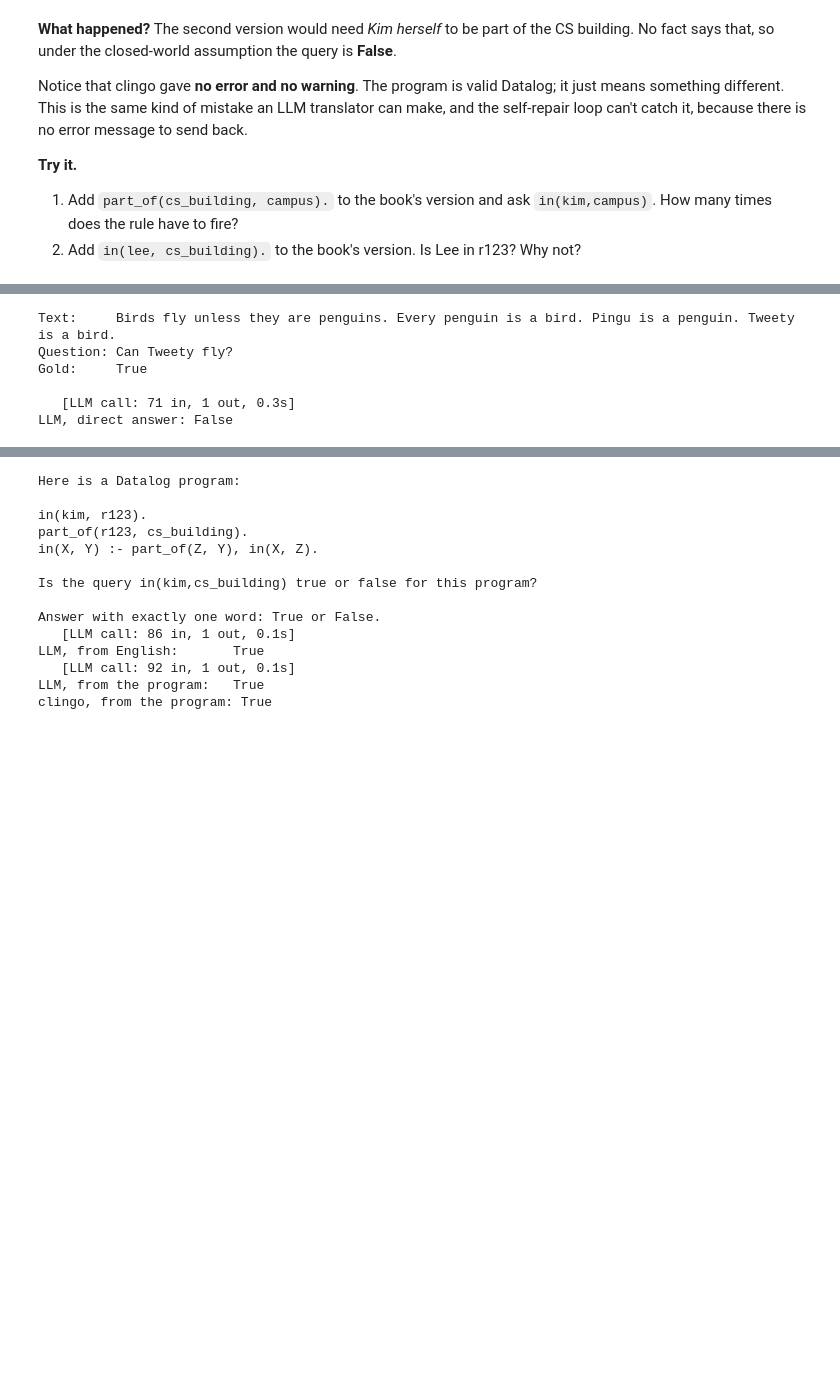
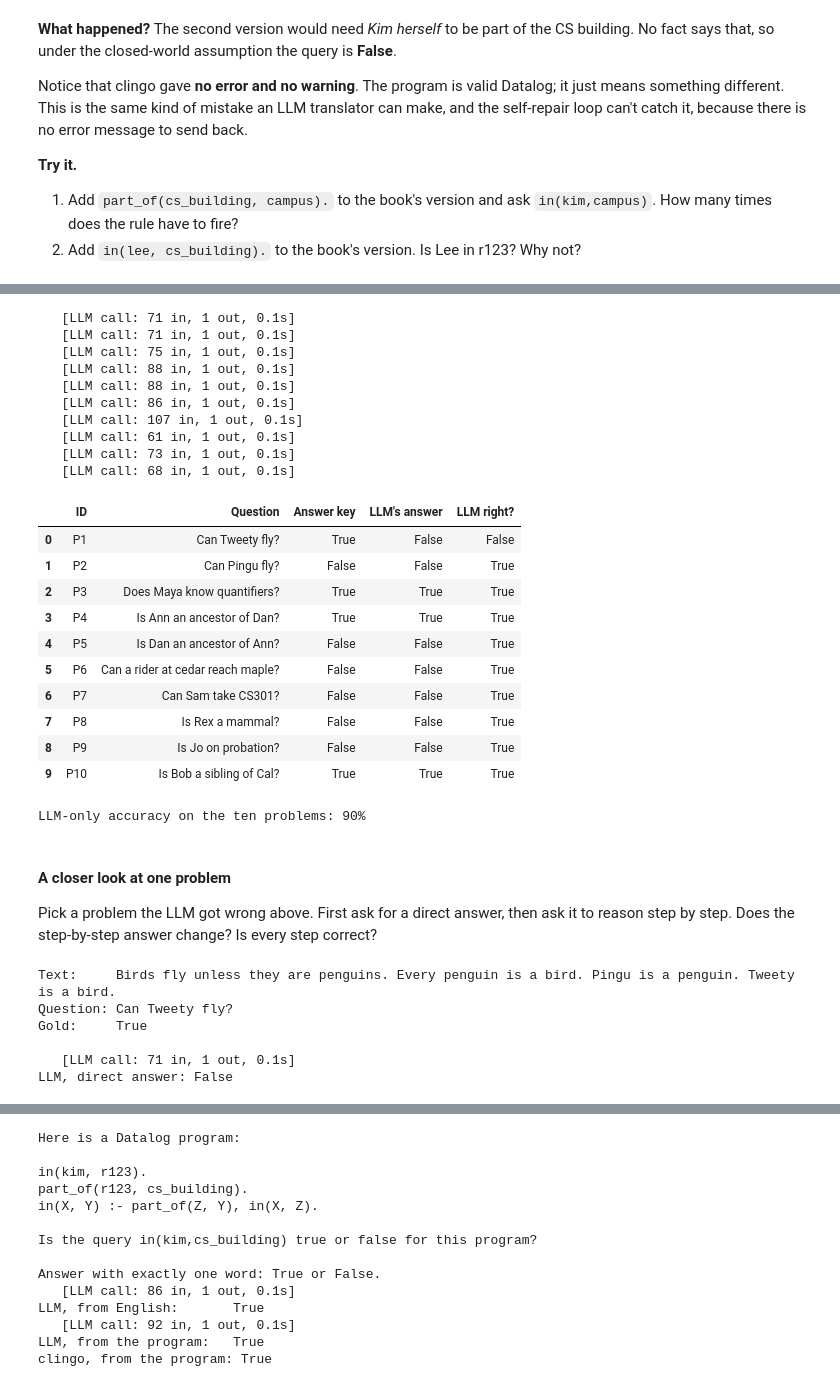
Before and after one commit to rscherl/CS520Notebook6, a Jupyter notebook: datalogLLMLab.ipynb, the cells around one changed output, grey strips where cells are left out. Cells and saved outputs as stored; diff of their text form; code cells hidden in the pictures; blank space fills up the shorter version.

```diff
--- a/datalogLLMLab.ipynb
+++ b/datalogLLMLab.ipynb
@@ -486,8 +451,54 @@ Watch for: Does it follow the closed-world assumption? Does it bring in knowledg
+# %%
+DIRECT_PROMPT = """Answer the question using only the text. Treat anything not stated as false.
+
+Text: {text}
+Question: {question}
+
+Answer with exactly one word: True or False."""
+
+def ask_direct(problem):
+    """Ask the LLM to answer on its own, with no solver."""
+    reply = call_llm(DIRECT_PROMPT.format(**problem))
+    m = re.search(r"\b(True|False)\b", reply, re.I)
+    return m.group(1).capitalize() if m else "Unparsed"
+
+llm_basic = pd.DataFrame([{"ID": p["id"], "Question": p["question"],
+                           "Answer key": p["label"], "LLM's answer": ask_direct(p)}
+                          for p in PROBLEMS])
+llm_basic["LLM right?"] = llm_basic["LLM's answer"] == llm_basic["Answer key"]
+display(llm_basic)
+print(f"LLM-only accuracy on the ten problems: {llm_basic['LLM right?'].mean():.0%}")
+# %% [output]
+   [LLM call: 71 in, 1 out, 0.1s]
+   [LLM call: 71 in, 1 out, 0.1s]
+   [LLM call: 75 in, 1 out, 0.1s]
+   [LLM call: 88 in, 1 out, 0.1s]
+   [LLM call: 88 in, 1 out, 0.1s]
+   [LLM call: 86 in, 1 out, 0.1s]
+   [LLM call: 107 in, 1 out, 0.1s]
+   [LLM call: 61 in, 1 out, 0.1s]
+   [LLM call: 73 in, 1 out, 0.1s]
+   [LLM call: 68 in, 1 out, 0.1s]
+|  | ID | Question | Answer key | LLM's answer | LLM right? |
+| 0 | P1 | Can Tweety fly? | True | False | False |
+| 1 | P2 | Can Pingu fly? | False | False | True |
+| 2 | P3 | Does Maya know quantifiers? | True | True | True |
+| 3 | P4 | Is Ann an ancestor of Dan? | True | True | True |
+| 4 | P5 | Is Dan an ancestor of Ann? | False | False | True |
+| 5 | P6 | Can a rider at cedar reach maple? | False | False | True |
+| 6 | P7 | Can Sam take CS301? | False | False | True |
+| 7 | P8 | Is Rex a mammal? | False | False | True |
+| 8 | P9 | Is Jo on probation? | False | False | True |
+| 9 | P10 | Is Bob a sibling of Cal? | True | True | True |
+LLM-only accuracy on the ten problems: 90%
+# %% [markdown]
+#### A closer look at one problem
+
+Pick a problem the LLM got wrong above. First ask for a direct answer, then ask it to reason step by step. Does the step-by-step answer change? Is every step correct?
 # %%
-PID = "P1"        # try others too: "P7", "P8", or a deep one like "D1" or "D6"
+PID = "P1"        # try others too, e.g. "P7" or "P8"
 
-ALL = PROBLEMS + globals().get("DEEP_PROBLEMS", [])
-p = next(q for q in ALL if q["id"] == PID)
+p = next(q for q in PROBLEMS + globals().get("DEEP_PROBLEMS", []) if q["id"] == PID) #Deep problems will be introduced later
 print(f"Text:     {p['text']}\nQuestion: {p['question']}\nGold:     {p['label']}\n")
 
 direct = call_llm(f"""Answer the question using only the text. Treat anything not stated as false.
@@ -502,7 +513,7 @@ Text:     Birds fly unless they are penguins. Every penguin is a bird. Pingu is
 Question: Can Tweety fly?
 Gold:     True
 
-   [LLM call: 71 in, 1 out, 0.3s]
+   [LLM call: 71 in, 1 out, 0.1s]
 LLM, direct answer: False
 # %%
 t = time.time()
```
Also changed, not shown: parts of 67 cells of this notebook.
